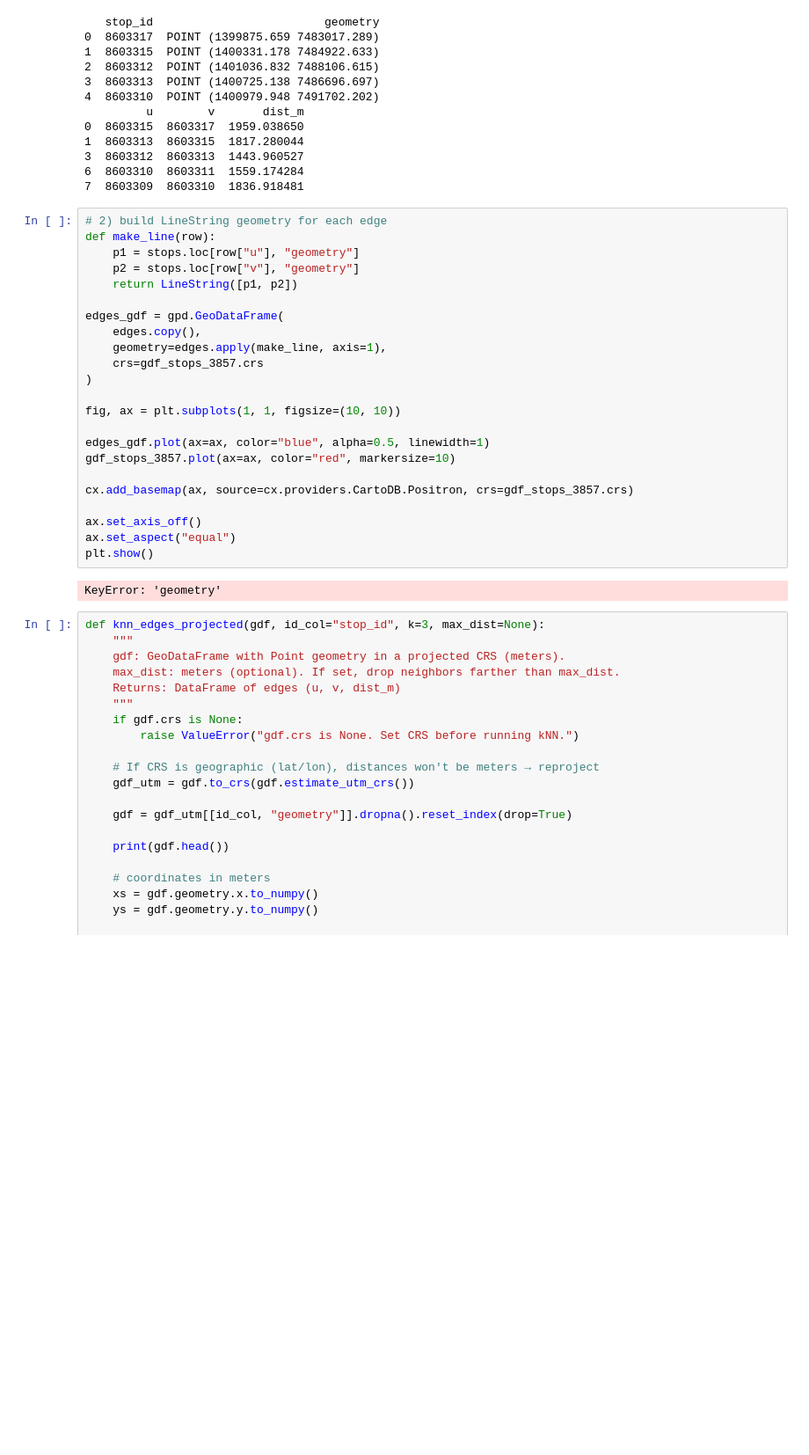
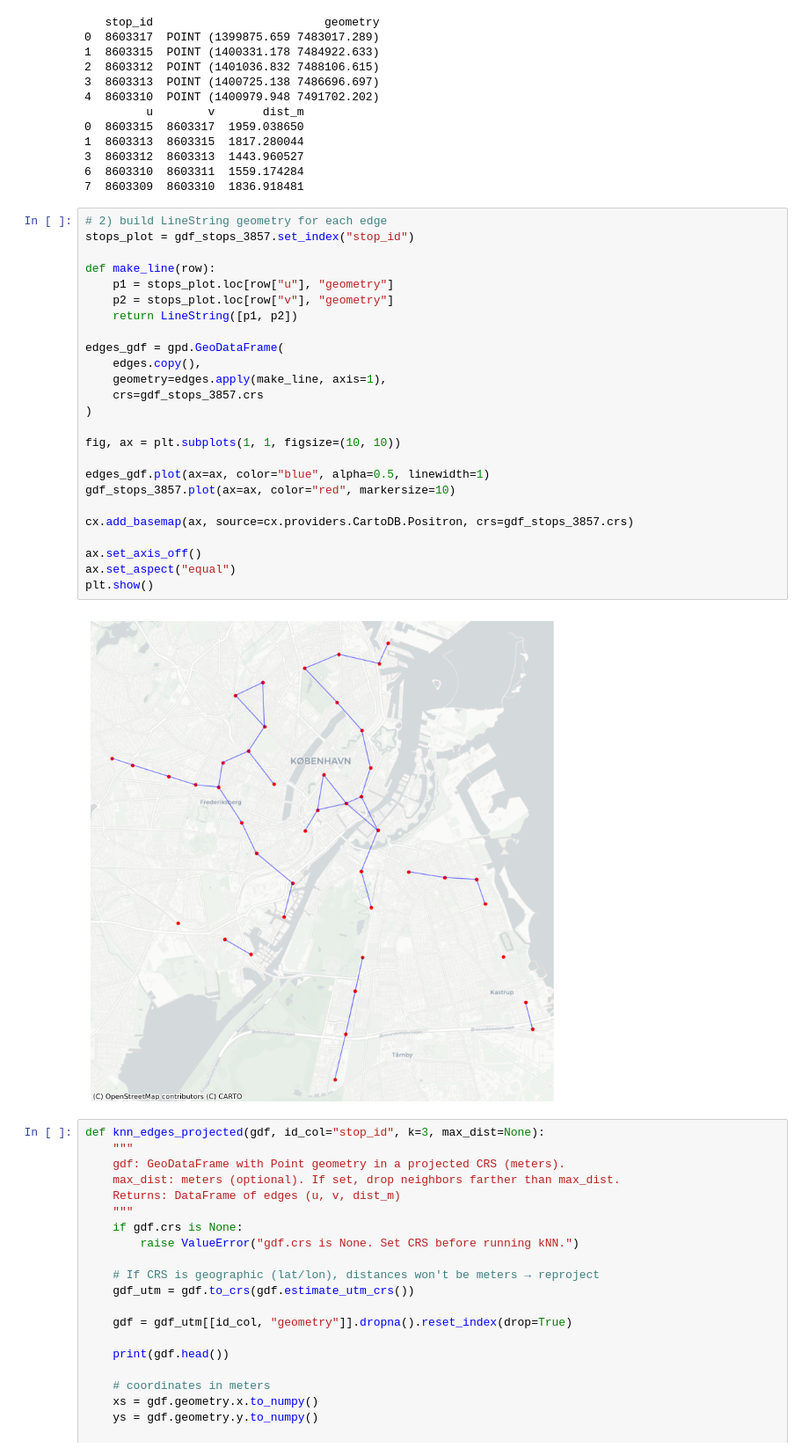
Before and after one commit to jevgbur/Genetic-algorithms-metro-optimization, a Jupyter notebook: basic_genetic/basic_genetic_Janus.ipynb, the cells around one changed output. Shown at 88% size. Saved outputs shown, nothing was run; the diff lists cells and outputs as text; blank space fills up the shorter version.

```diff
--- a/basic_genetic/basic_genetic_Janus.ipynb
+++ b/basic_genetic/basic_genetic_Janus.ipynb
@@ -228,29 +228,31 @@ print(edges.head())
 7  8603309  8603310  1836.918481
 # %%
 # 2) build LineString geometry for each edge
+stops_plot = gdf_stops_3857.set_index("stop_id")
+
 def make_line(row):
-    p1 = stops.loc[row["u"], "geometry"]
-    p2 = stops.loc[row["v"], "geometry"]
+    p1 = stops_plot.loc[row["u"], "geometry"]
+    p2 = stops_plot.loc[row["v"], "geometry"]
     return LineString([p1, p2])
 
 edges_gdf = gpd.GeoDataFrame(
     edges.copy(),
     geometry=edges.apply(make_line, axis=1),
     crs=gdf_stops_3857.crs
 )
 
 fig, ax = plt.subplots(1, 1, figsize=(10, 10))
 
 edges_gdf.plot(ax=ax, color="blue", alpha=0.5, linewidth=1)
 gdf_stops_3857.plot(ax=ax, color="red", markersize=10)
 
 cx.add_basemap(ax, source=cx.providers.CartoDB.Positron, crs=gdf_stops_3857.crs)
 
 ax.set_axis_off()
 ax.set_aspect("equal")
 plt.show()
 # %% [output]
-KeyError: 'geometry'
+[figure, added]
 # %%
 def knn_edges_projected(gdf, id_col="stop_id", k=3, max_dist=None):
     """
```
Also changed, not shown: parts of 9 cells of this notebook.
